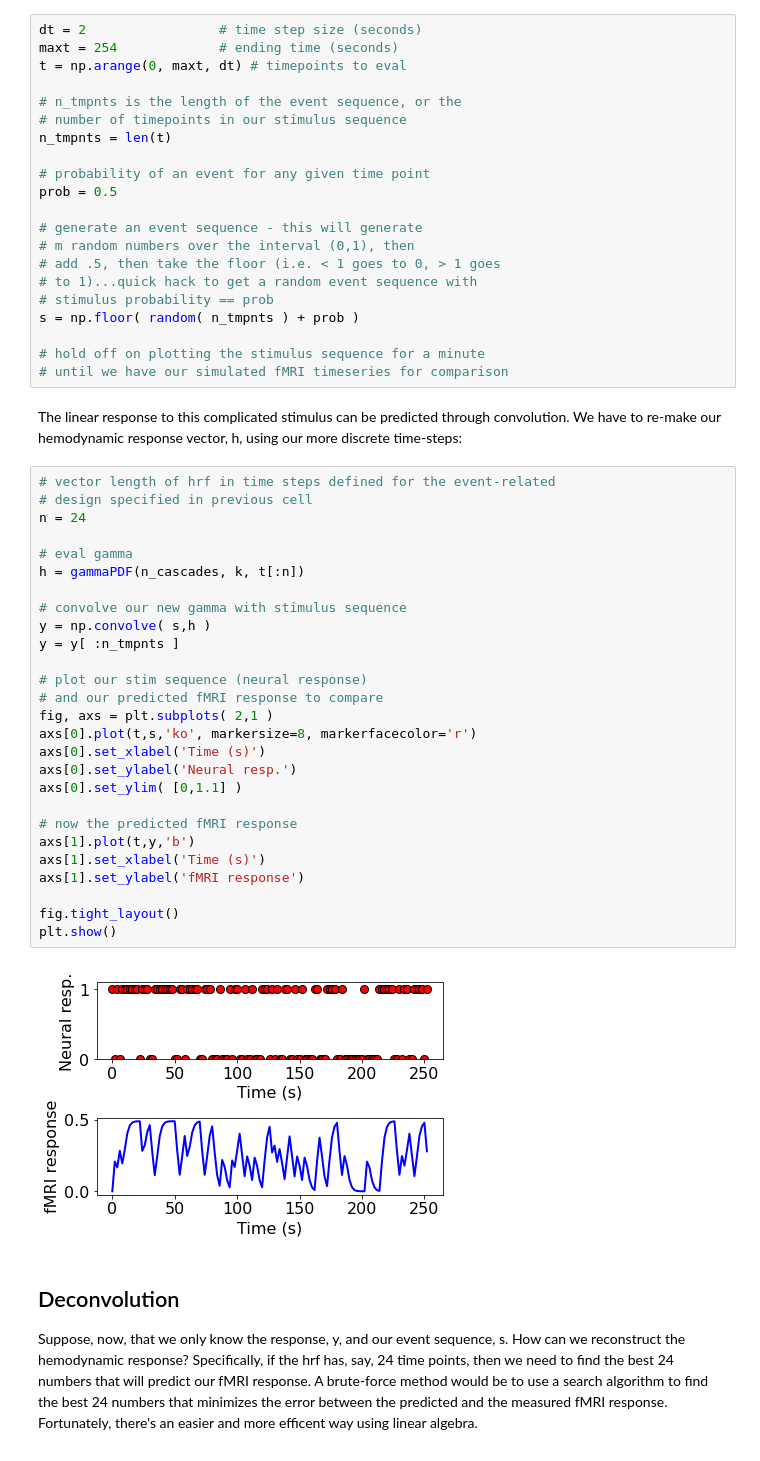
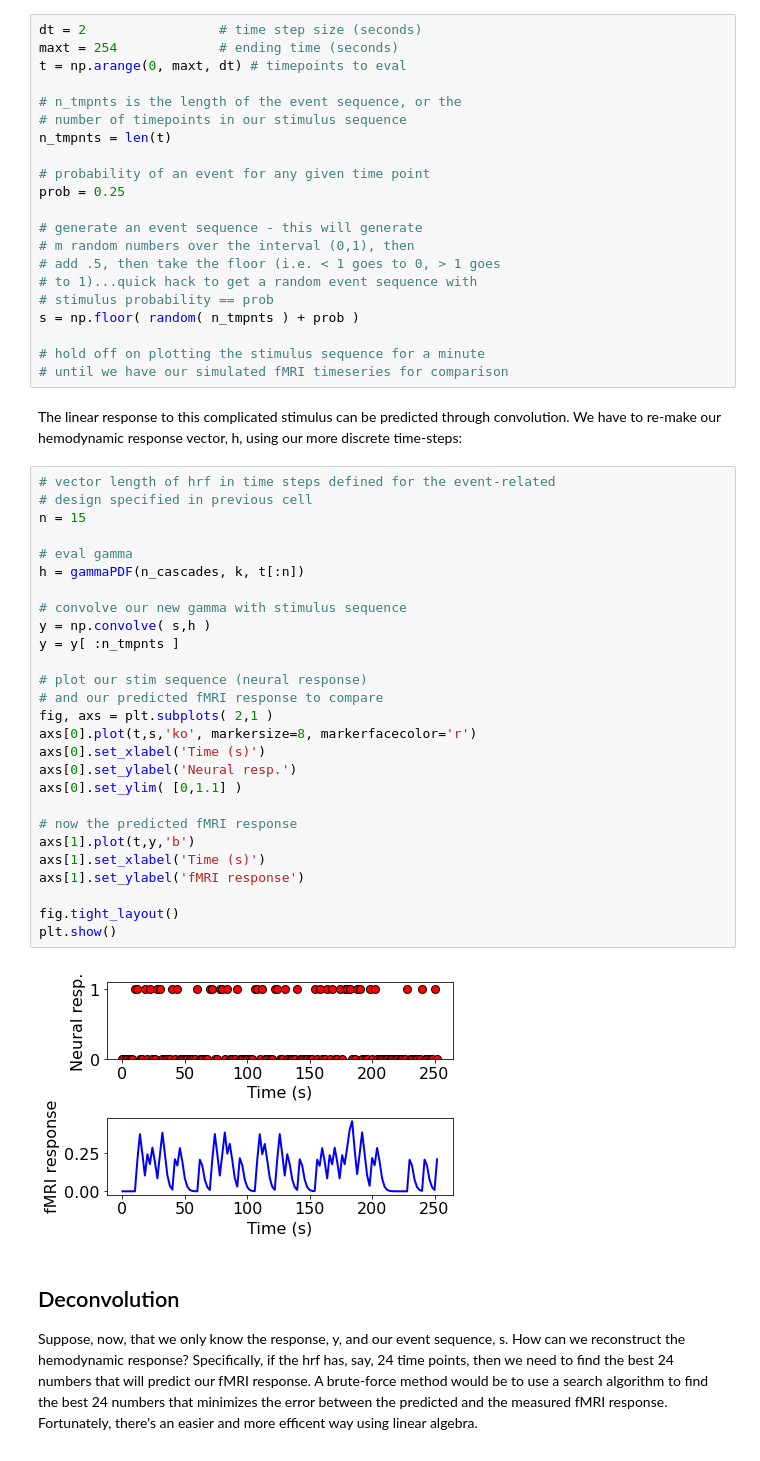
Before and after one commit to CSHL-comp-neuro-vision/tutorials, a Jupyter notebook: python/fMRI/EventRelated_fMRI_tutorial.ipynb, the cells around one changed output. Saved outputs shown, nothing was run; the diff lists cells and outputs as text.

```diff
--- a/python/fMRI/EventRelated_fMRI_tutorial.ipynb
+++ b/python/fMRI/EventRelated_fMRI_tutorial.ipynb
@@ -207,7 +207,7 @@ t = np.arange(0, maxt, dt) # timepoints to eval
 n_tmpnts = len(t)
 
 # probability of an event for any given time point
-prob = 0.5
+prob = 0.25
 
 # generate an event sequence - this will generate
 # m random numbers over the interval (0,1), then
@@ -223,32 +223,32 @@ The linear response to this complicated stimulus can be predicted through convol
 # %%
 # vector length of hrf in time steps defined for the event-related
 # design specified in previous cell
-n = 24
+n = 15
 
 # eval gamma
 h = gammaPDF(n_cascades, k, t[:n])
 
 # convolve our new gamma with stimulus sequence
 y = np.convolve( s,h )
 y = y[ :n_tmpnts ]
 
 # plot our stim sequence (neural response)
 # and our predicted fMRI response to compare
 fig, axs = plt.subplots( 2,1 )
 axs[0].plot(t,s,'ko', markersize=8, markerfacecolor='r')
 axs[0].set_xlabel('Time (s)')
 axs[0].set_ylabel('Neural resp.')
 axs[0].set_ylim( [0,1.1] )
 
 # now the predicted fMRI response
 axs[1].plot(t,y,'b')
 axs[1].set_xlabel('Time (s)')
 axs[1].set_ylabel('fMRI response')
 
 fig.tight_layout()
 plt.show()
 # %% [output]
-[figure, old version]
+[figure, new version]
 # %% [markdown]
 ## Deconvolution
 
```
Also changed, not shown: parts of 7 cells of this notebook.
